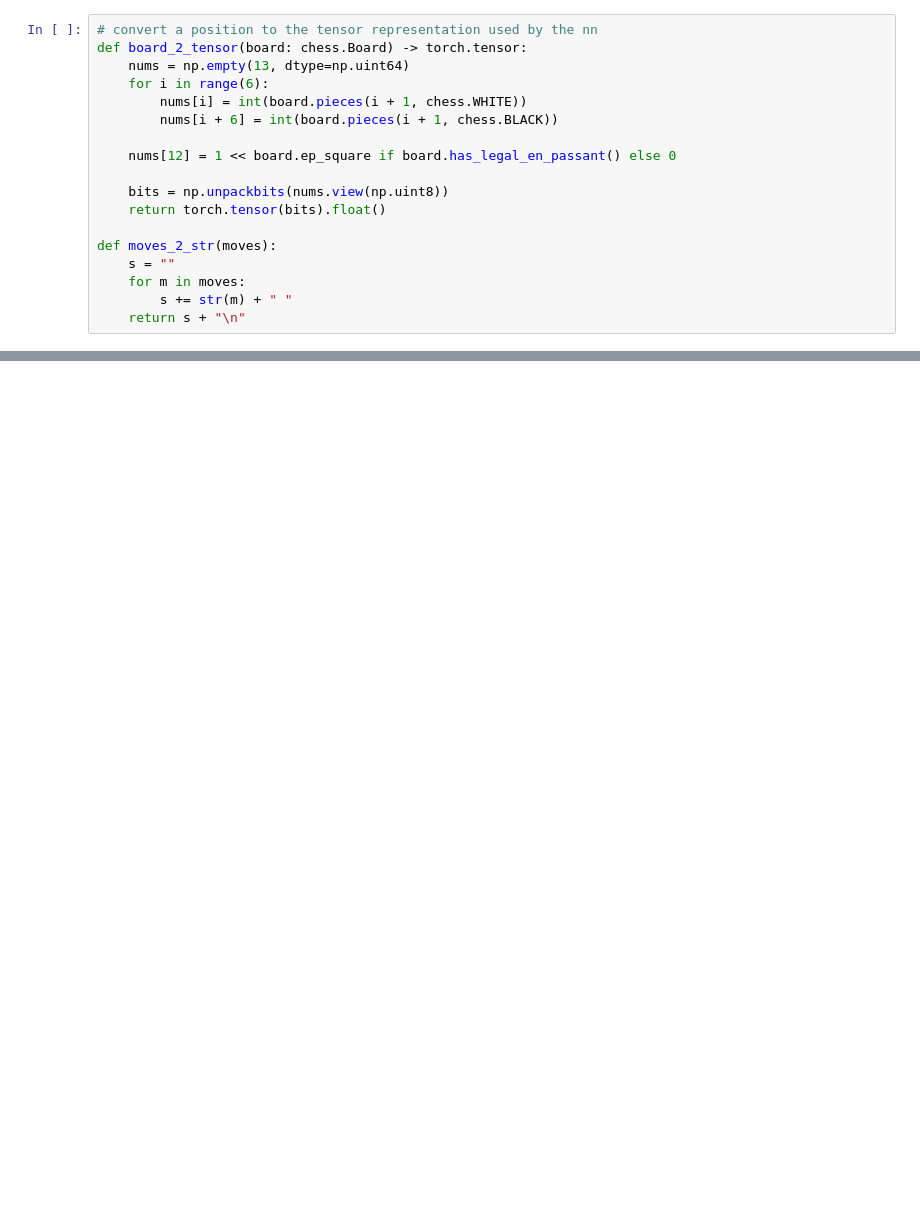
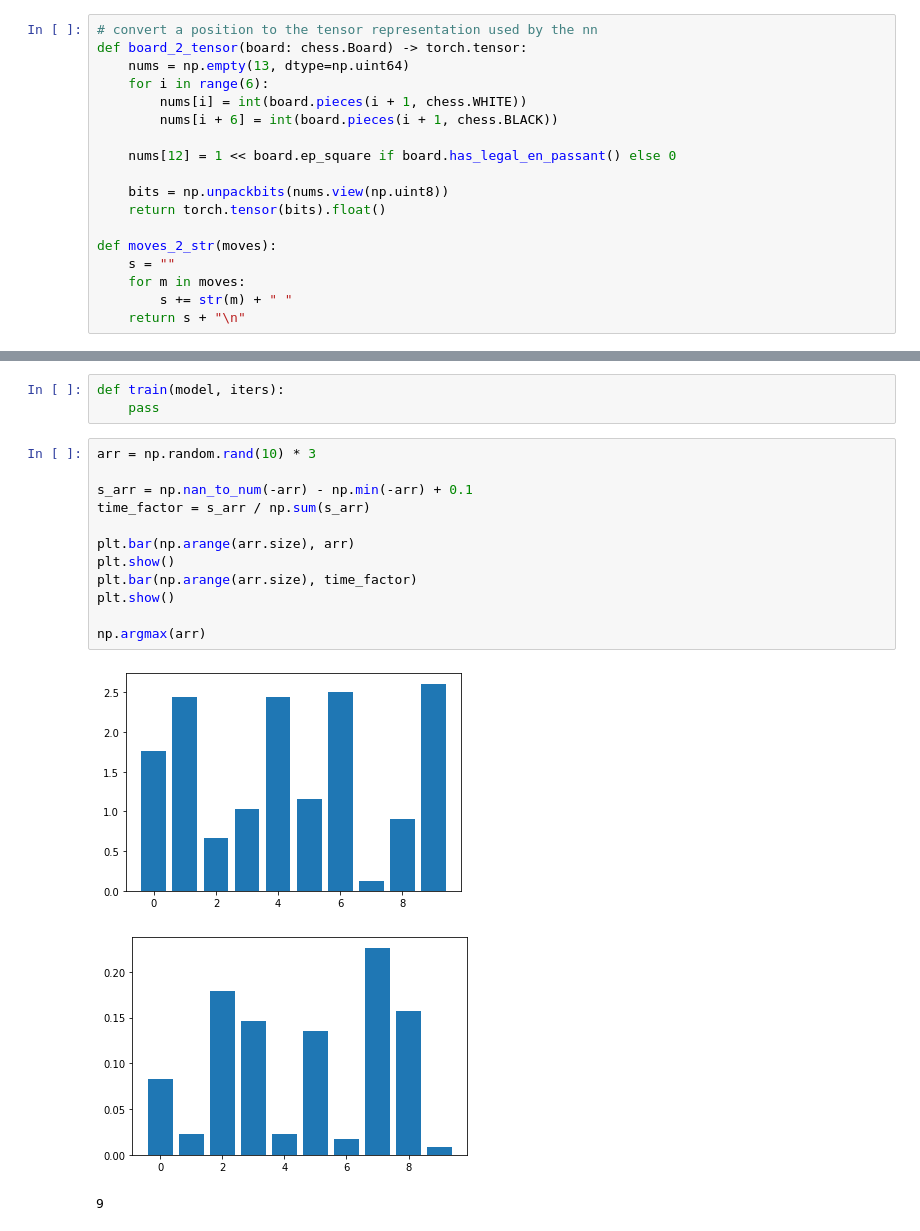
Before and after one commit to Timon33/PsiZero, a Jupyter notebook: jnb/pychess.ipynb, the cells around one changed output, grey strips where cells are left out. Saved outputs shown, nothing was run; the diff lists cells and outputs as text; blank space fills up the shorter version.

```diff
--- a/jnb/pychess.ipynb
+++ b/jnb/pychess.ipynb
@@ -142,0 +216,19 @@ def play_game(depth: int, model: NN):
+# %%
+def train(model, iters):
+    pass
+# %%
+arr = np.random.rand(10) * 3
+
+s_arr = np.nan_to_num(-arr) - np.min(-arr) + 0.1
+time_factor = s_arr / np.sum(s_arr)
+
+plt.bar(np.arange(arr.size), arr)
+plt.show()
+plt.bar(np.arange(arr.size), time_factor)
+plt.show()
+
+np.argmax(arr)
+# %% [output]
+[figure, added]
+[figure, added]
+9
```
Also changed, not shown: parts of 12 cells of this notebook, 3 other files.
